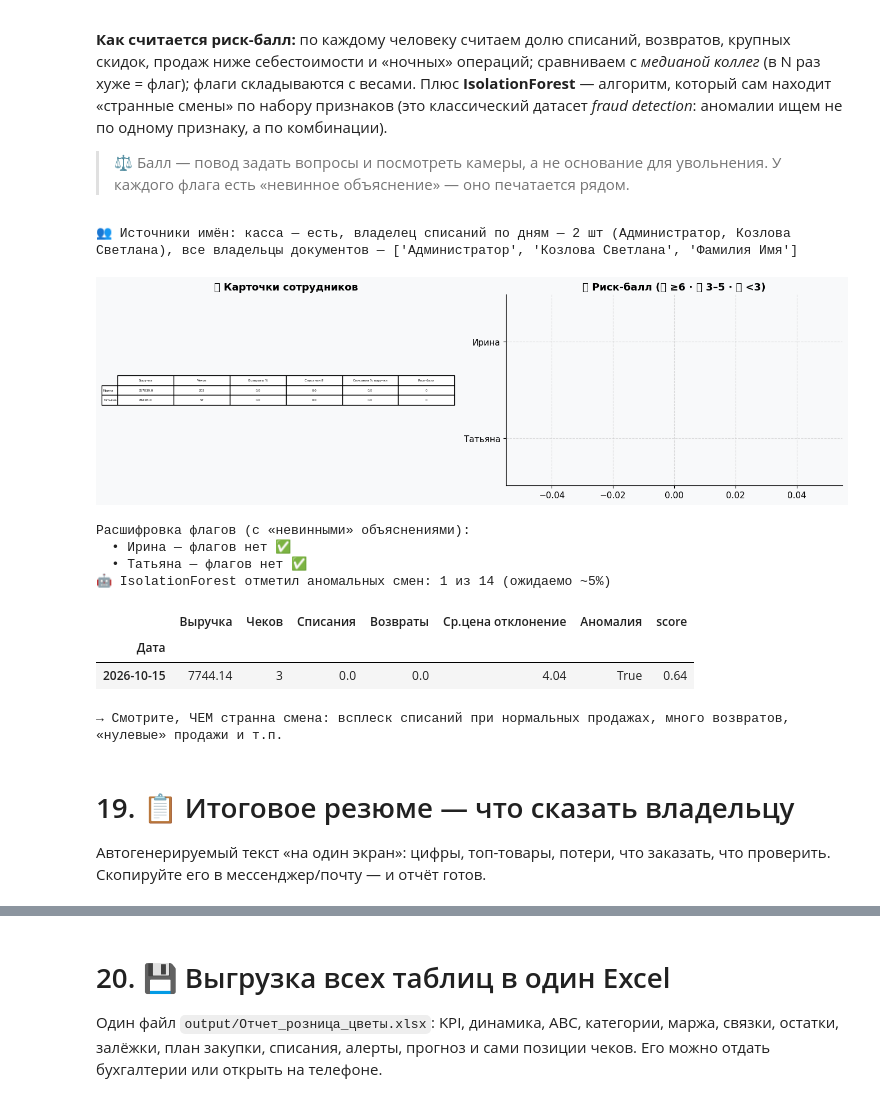
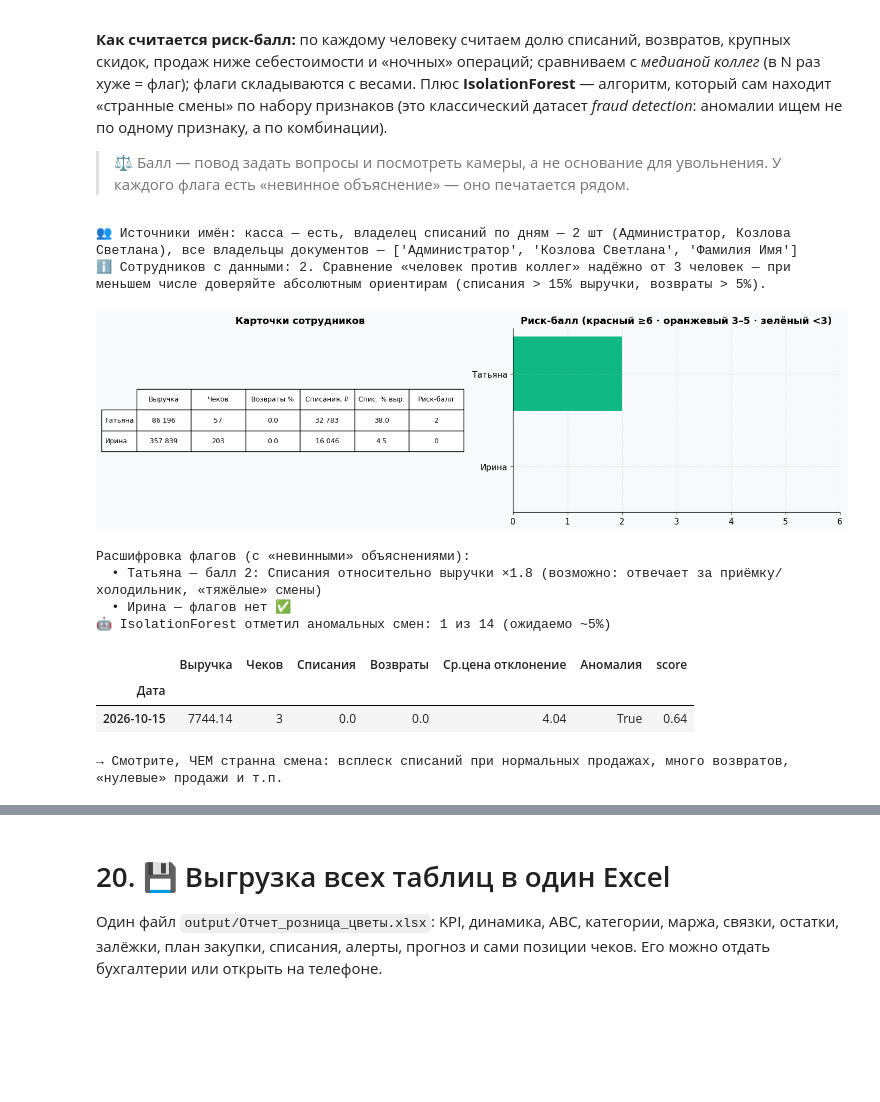
Before and after one commit to Kirill010/muzflowers_analysis, a Jupyter notebook: flowers_analysis.ipynb, the cells around one changed output, grey strips where cells are left out. Drawn from its saved outputs; the diff is of its cells as text; code cells hidden in the pictures; blank space fills up the shorter version.

```diff
--- a/flowers_analysis.ipynb
+++ b/flowers_analysis.ipynb
@@ -707,7 +766,7 @@ def load_sales_prices(path):
     out['key'] = out['Товар'].map(norm_name)
     return out
 
-path_sales = find_file('продаж')
+path_sales = None if UNIVERSAL_FILE else find_file('продаж')   # в универсальном режиме цены уже есть в самом файле
 if path_sales is None:
     print('⚠️ Файл «Продажи» не найден — цена продажи будет оценена как себестоимость ×%.2f' % GLOBAL_MARKUP)
     sales_agg = pd.DataFrame(columns=['key','Товар','Кол-во','Выручка','Цена продажи'])
@@ -1027,6 +1298,10 @@ if _dmin > _dmax:
     raise ValueError('DATE_FROM больше DATE_TO — поменяйте даты местами в настройках.')
 df_s = lines[(lines['Дата'] >= _dmin) & (lines['Дата'] <= _dmax)].copy()
 docs_f = docs[(docs['Дата'] >= _dmin) & (docs['Дата'] <= _dmax)].copy()
+_dmax_end = pd.Timestamp(_dmax).normalize() + pd.Timedelta(days=1)   # «конец последнего дня»: документы со временем (18:30) тоже входят в период
+if len(df_s) == 0:
+    raise ValueError(f'В выбранный период {_dmin:%d.%m.%Y} — {_dmax:%d.%m.%Y} нет ни одной продажи. '
+                     f'В данных есть продажи с {lines["Дата"].min():%d.%m.%Y} по {lines["Дата"].max():%d.%m.%Y} — поправьте DATE_FROM / DATE_TO.')
 print(f'✅ Рабочий период: {_dmin:%d.%m.%Y} — {_dmax:%d.%m.%Y} | позиций: {num_fmt(len(df_s))} | чеков: {num_fmt(df_s["check_key"].nunique())}')
 
 # --- сверка тождества остатков: Нач + Приход − Расход = Конечный ---
@@ -1168,7 +1458,10 @@ if wo_retail:
 daily = df_s.groupby(df_s['Дата'].dt.normalize()).agg(
     Выручка=('Выручка','sum'), Маржа=('Маржа','sum'),
     Чеков=('check_key','nunique'), Штук=('Кол-во','sum')).reset_index().rename(columns={'Дата':'День'})
-daily['MA7'] = daily['Выручка'].rolling(7, min_periods=1).mean()
+# Скользящее среднее считаем по КАЛЕНДАРНЫМ дням (дни без продаж = 0 ₽), иначе «7 строк» растянутся на 2 недели
+_full = pd.date_range(daily['День'].min(), daily['День'].max(), freq='D')
+_ma = daily.set_index('День')['Выручка'].reindex(_full).fillna(0).rolling(7, min_periods=1).mean()
+daily['MA7'] = _ma.reindex(daily['День']).values
 
 fig, axes = plt.subplots(2,1, figsize=(14,7), sharex=True, gridspec_kw={'height_ratios':[2,1]})
 ax = axes[0]
@@ -1268,7 +1561,9 @@ def abc_table(data, value_col):
     t = t.sort_values(value_col, ascending=False).reset_index(drop=True)
     t['Доля %'] = t[value_col]/t[value_col].sum()*100
     t['Накопл %'] = t['Доля %'].cumsum()
-    t['Класс'] = np.where(t['Накопл %']<=80,'A', np.where(t['Накопл %']<=95,'B','C'))
+    # Класс определяем по накопленной доле ДО текущего товара: тот, кто «перешагивает» 80%, всё равно входит в A
+    _before = t['Накопл %'] - t['Доля %']
+    t['Класс'] = np.where(_before<80,'A', np.where(_before<95,'B','C'))
     return t
 
 abc_rev   = abc_table(df_s, 'Выручка')
@@ -2067,10 +2372,15 @@ if cash is not None and len(cash) and 'Дата' in cash.columns:
         shift_emp = cash.groupby('Дата')[ecol].agg(
             lambda s: ', '.join(sorted({str(x).strip() for x in s.dropna()})))
 
-df_s['Сотрудник'] = 'Не указан'
+# Имя сотрудника: если оно уже есть в самих чеках (универсальный режим) — берём его; иначе — по кассовым сменам
+if 'Сотрудник' in df_s.columns and df_s['Сотрудник'].notna().any():
+    df_s['Сотрудник'] = df_s['Сотрудник'].fillna('Не указан').astype(str)
+else:
+    df_s['Сотрудник'] = 'Не указан'
 day_keys = df_s['Дата'].dt.normalize()
 if shift_emp is not None:
-    df_s['Сотрудник'] = day_keys.map(shift_emp).fillna('Не указан')
+    _m = df_s['Сотрудник'].eq('Не указан')
+    df_s.loc[_m, 'Сотрудник'] = day_keys[_m].map(shift_emp).fillna('Не указан')
 _doc_owners = sorted({o for v in wo_owner.values() for o in v})
 print(f'👥 Источники имён: касса — {"есть" if shift_emp is not None else "нет"}, '
       f'владелец списаний по дням — {len(_doc_owners)} шт ({", ".join(_doc_owners) if _doc_owners else "нет"}), '
@@ -2101,8 +2411,11 @@ else:
         if W_SRC is not None and 'Владелец' in W_SRC.columns and 'Сумма' in W_SRC.columns:
             m = W_SRC['Владелец'].astype(str).apply(lambda v: any(t in v for t in name_tokens))
             per = W_SRC[m]
-            per = per[(per['Дата']>=_dmin)&(per['Дата']<=_dmax)]
-            return float(per['Сумма'].fillna(0).sum())
+            per = per[(per['Дата']>=_dmin)&(per['Дата']<_dmax_end)]
+            _k = (total_cost / max(total_rev, 1)) if wo_retail else 1.0      # розничные суммы → себестоимость (как в KPI)
+            if len(per):
+                return float(per['Сумма'].fillna(0).sum()) * _k
+            # Владелец документа (например «Администратор») ≠ имя сотрудника из кассы → привязываем по дням его смен
         tot = 0.0
         for d in person_days:
             tot += float(wo_daily.get(d, 0))
@@ -2128,6 +2441,11 @@ else:
         base = max(x.median(), 0.3*x.mean(), 1e-9)
         ratio[k] = x/base
     flags = pd.DataFrame({k:(ratio[k]>=FLAG_RATIO)&(emp[k]>emp[k].median()) for k in WEIGHTS})
+    # Абсолютный ориентир: списания > 15% выручки — сигнал независимо от коллег (при 2 сотрудниках сравнение «друг с другом» слабое)
+    ABS_WO_ALERT = 0.15
+    flags['Списания % выручки'] = flags['Списания % выручки'] | (emp['Списания % выручки'] > ABS_WO_ALERT)
+    if len(emp) < 3:
+        print(f'ℹ️ Сотрудников с данными: {len(emp)}. Сравнение «человек против коллег» надёжно от 3 человек — при меньшем числе доверяйте абсолютным ориентирам (списания > 15% выручки, возвраты > {RETURN_RATE_ALERT:.0f}%).')
     score = (flags*pd.Series(WEIGHTS)).sum(axis=1)
     emp['Риск-балл'] = score
     order = score.sort_values(ascending=False).index
@@ -2138,11 +2456,14 @@ else:
     for c in ['Возвраты, доля','Списания % выручки']:
         disp[c] = (disp[c]*100).round(1)
     disp = disp.rename(columns={'Возвраты, доля':'Возвраты %','Списания % выручки':'Списания % выручки'})
-    axes[0].table(disp.round(0).astype(str).values, colLabels=disp.columns, rowLabels=list(disp.index), loc='center', cellLoc='center')
+    _pct_cols = ('Возвраты %', 'Списания % выручки')
+    _tbl_vals = [[(f'{v:.1f}' if c in _pct_cols else f'{v:,.0f}'.replace(',', ' ')) for c, v in r.items()] for _, r in disp.iterrows()]
+    _t = axes[0].table(_tbl_vals, colLabels=[{'Списания % выручки': 'Спис. % выр.', 'Списания ₽': 'Списания, ₽'}.get(c, c) for c in disp.columns], rowLabels=list(disp.index), loc='center', cellLoc='center')
+    _t.auto_set_font_size(False); _t.set_fontsize(9); _t.scale(1, 2.2)
     axes[0].axis('off'); axes[0].set_title('📋 Карточки сотрудников')
     cols = [PALETTE[3] if v>=6 else PALETTE[2] if v>=3 else PALETTE[1] for v in score.loc[order]]
     axes[1].barh(list(order)[::-1], score.loc[order].values[::-1], color=cols[::-1])
-    axes[1].set_title('🌡️ Риск-балл (🟥 ≥6 · 🟧 3–5 · 🟩 <3)')
+    axes[1].set_title('Риск-балл (красный ≥6 · оранжевый 3–5 · зелёный <3)'); axes[1].set_xlim(0, max(6, float(score.max()) + 1))
     plt.tight_layout(); plt.show()
 
     print('Расшифровка флагов (с «невинными» объяснениями):')
@@ -2150,44 +2471,40 @@ else:
         hit = [k for k in flags.columns if flags.loc[e,k]]
         if hit:
             print(f'  • {e} — балл {score[e]:.0f}: ' + '; '.join(f'{LABEL[k]} ×{ratio.loc[e,k]:.1f} (возможно: {INNOCENT[k]})' for k in hit))
         else:
             print(f'  • {e} — флагов нет ✅')
 
 # ---------- 18.2 Isolation Forest: алгоритм сам ищет «странные» смены ----------
 try:
     from sklearn.ensemble import IsolationForest
     base = named if len(named) else df_s
     sl2 = base[~base['Возврат']].copy()
     day = sl2['Дата'].dt.normalize()
     ed = sl2.groupby(day).agg(Выручка=('Выручка','sum'), Чеков=('check_key','nunique'))
     ed['Списания'] = wo_daily.reindex(ed.index).fillna(0) if len(wo_daily) else 0
     ret_cnt = df_s[df_s['Возврат']].groupby(df_s['Дата'].dt.normalize()).size()
     ed['Возвраты'] = ret_cnt.reindex(ed.index).fillna(0)
     ed['Ср.цена отклонение'] = tmp.set_index(tmp['Дата'].dt.normalize()).groupby(level=0)['отклонение'].mean().reindex(ed.index).abs().fillna(0)
     X = ed[['Чеков','Выручка','Списания','Возвраты','Ср.цена отклонение']].replace([np.inf,-np.inf],0).fillna(0)
     iso = IsolationForest(n_estimators=300, contamination=0.05, random_state=0).fit(X)
     ed['Аномалия'] = iso.predict(X)==-1
     ed['score'] = -iso.score_samples(X)
     anom = ed[ed['Аномалия']].sort_values('score',ascending=False)
     print(f'🤖 IsolationForest отметил аномальных смен: {len(anom)} из {len(ed)} (ожидаемо ~5%)')
     if len(anom):
         display(anom.round(2).head(10))
         print('→ Смотрите, ЧЕМ странна смена: всплеск списаний при нормальных продажах, много возвратов, «нулевые» продажи и т.п.')
 except ImportError:
     print('ℹ️ scikit-learn не установлен — ML-раздел пропущен (pip install scikit-learn).')
 # %% [output]
 👥 Источники имён: касса — есть, владелец списаний по дням — 2 шт (Администратор, Козлова Светлана), все владельцы документов — ['Администратор', 'Козлова Светлана', 'Фамилия Имя']
+ℹ️ Сотрудников с данными: 2. Сравнение «человек против коллег» надёжно от 3 человек — при меньшем числе доверяйте абсолютным ориентирам (списания > 15% выручки, возвраты > 5%).
-[figure, old version]
+[figure, new version]
 Расшифровка флагов (с «невинными» объяснениями):
+  • Татьяна — балл 2: Списания относительно выручки ×1.8 (возможно: отвечает за приёмку/холодильник, «тяжёлые» смены)
   • Ирина — флагов нет ✅
-  • Татьяна — флагов нет ✅
 🤖 IsolationForest отметил аномальных смен: 1 из 14 (ожидаемо ~5%)
 |  | Выручка | Чеков | Списания | Возвраты | Ср.цена отклонение | Аномалия | score |
 | Дата |  |  |  |  |  |  |  |
 | 2026-10-15 | 7744.14 | 3 | 0.0 | 0.0 | 4.04 | True | 0.64 |
 → Смотрите, ЧЕМ странна смена: всплеск списаний при нормальных продажах, много возвратов, «нулевые» продажи и т.п.
-# %% [markdown]
-<a id='шаг19'></a>
-# 19. 📋 Итоговое резюме — что сказать владельцу
-
-Автогенерируемый текст «на один экран»: цифры, топ-товары, потери, что заказать, что проверить. Скопируйте его в мессенджер/почту — и отчёт готов.
```
Also changed, not shown: parts of 30 cells of this notebook, 1 other file.
